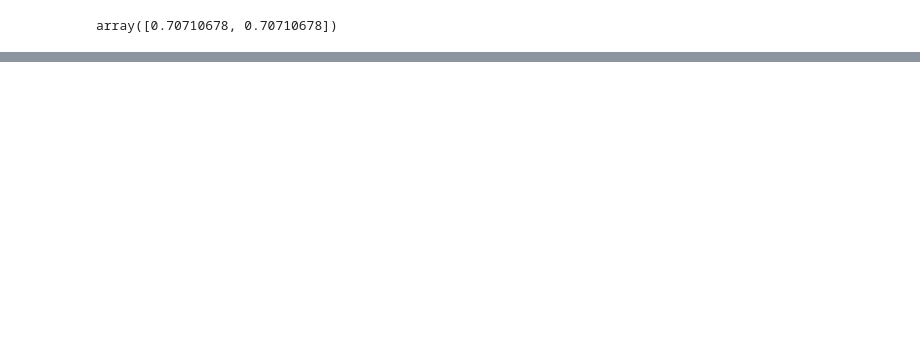
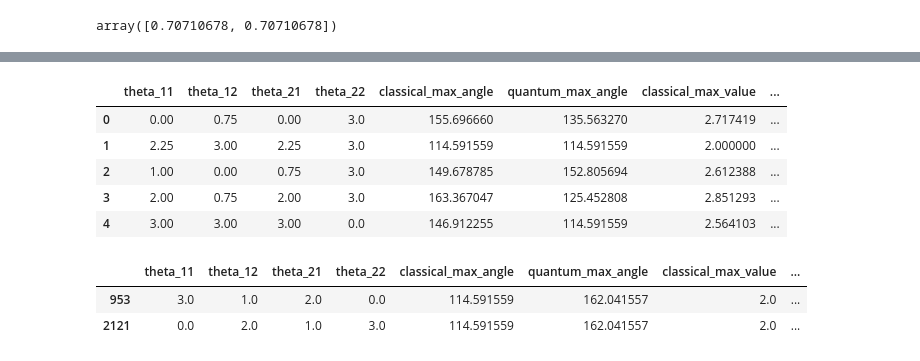
Before and after one commit to jacobsc050/Problem-3, a Jupyter notebook: problem31.ipynb, the cells around one changed output, grey strips where cells are left out. Drawn from its saved outputs; the diff is of its cells as text; code cells hidden in the pictures; blank space fills up the shorter version.

```diff
--- a/problem31.ipynb
+++ b/problem31.ipynb
@@ -202,0 +310,18 @@ plt.legend(["classical", "quantum"])
+# %%
+df = pd.read_csv("Output.csv")
+df.head(5)
+# %% [output]
+|  | theta_11 | theta_12 | theta_21 | theta_22 | classical_max_angle | quantum_max_angle | classical_max_value | ... |
+| 0 | 0.00 | 0.75 | 0.00 | 3.0 | 155.696660 | 135.563270 | 2.717419 | ... |
+| 1 | 2.25 | 3.00 | 2.25 | 3.0 | 114.591559 | 114.591559 | 2.000000 | ... |
+| 2 | 1.00 | 0.00 | 0.75 | 3.0 | 149.678785 | 152.805694 | 2.612388 | ... |
+| 3 | 2.00 | 0.75 | 2.00 | 3.0 | 163.367047 | 125.452808 | 2.851293 | ... |
+| 4 | 3.00 | 3.00 | 3.00 | 0.0 | 146.912255 | 114.591559 | 2.564103 | ... |
+# %%
+#df.plot.scatter("classical_max_angle", "classical_max_value")
+
+df[df['quantum_max_value'] == df['quantum_max_value'].max()]
+# %% [output]
+|  | theta_11 | theta_12 | theta_21 | theta_22 | classical_max_angle | quantum_max_angle | classical_max_value | ... |
+| 953 | 3.0 | 1.0 | 2.0 | 0.0 | 114.591559 | 162.041557 | 2.0 | ... |
+| 2121 | 0.0 | 2.0 | 1.0 | 3.0 | 114.591559 | 162.041557 | 2.0 | ... |
```
Also changed, not shown: parts of 7 cells of this notebook, 2 other files.
